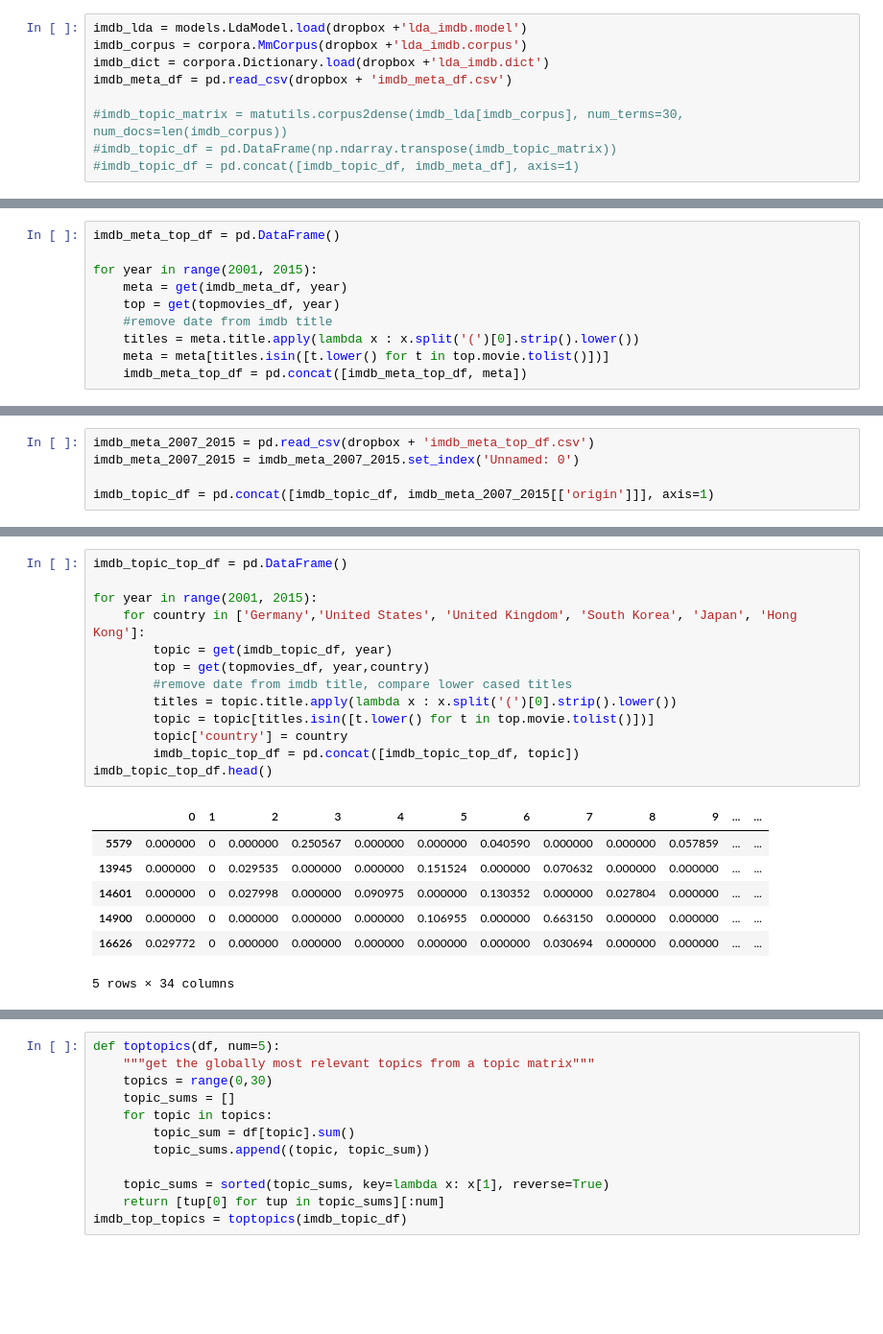
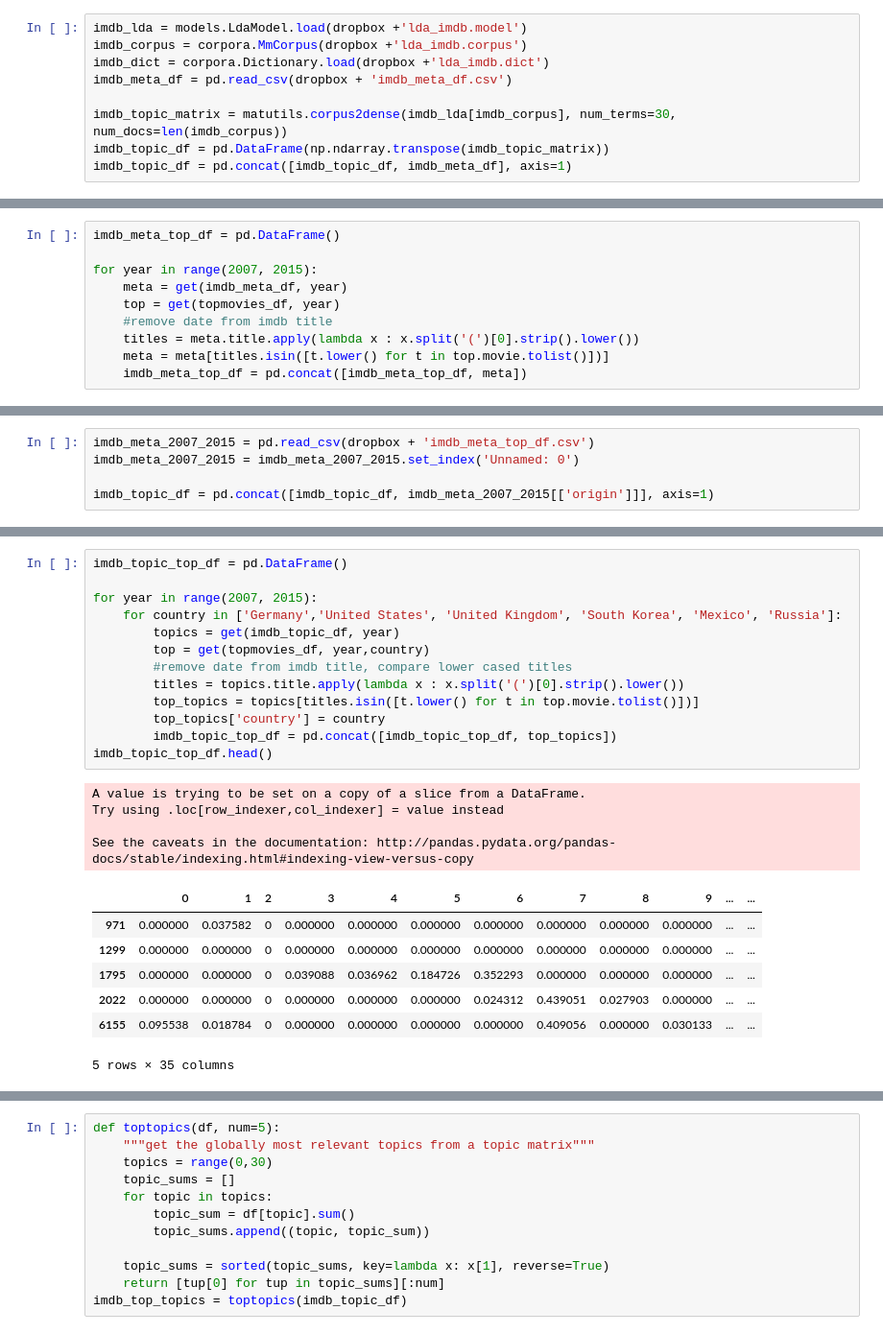
Before and after one commit to soorajmr/moviemeta, a Jupyter notebook: notebooks/topic_distribution.ipynb, the cells around one changed output, grey strips where cells are left out. Shown: that part at 96% size. Drawn from its saved outputs; the diff is of its cells as text; blank space fills up the shorter version.

```diff
--- a/notebooks/topic_distribution.ipynb
+++ b/notebooks/topic_distribution.ipynb
@@ -24,9 +56,9 @@ imdb_corpus = corpora.MmCorpus(dropbox +'lda_imdb.corpus')
 imdb_dict = corpora.Dictionary.load(dropbox +'lda_imdb.dict')
 imdb_meta_df = pd.read_csv(dropbox + 'imdb_meta_df.csv')
 
-#imdb_topic_matrix = matutils.corpus2dense(imdb_lda[imdb_corpus], num_terms=30, num_docs=len(imdb_corpus))
-#imdb_topic_df = pd.DataFrame(np.ndarray.transpose(imdb_topic_matrix))
-#imdb_topic_df = pd.concat([imdb_topic_df, imdb_meta_df], axis=1)
+imdb_topic_matrix = matutils.corpus2dense(imdb_lda[imdb_corpus], num_terms=30, num_docs=len(imdb_corpus))
+imdb_topic_df = pd.DataFrame(np.ndarray.transpose(imdb_topic_matrix))
+imdb_topic_df = pd.concat([imdb_topic_df, imdb_meta_df], axis=1)
 # %% [markdown]
 Now we have created a dataframe with the topic distribution for every movie. We have 30 topics, columns 0 - 29. The values represent how prominently a topic features in a movie.
 # %%
@@ -56,7 +90,7 @@ def get(df, year=None, country=None):
 # %%
 imdb_meta_top_df = pd.DataFrame()
 
-for year in range(2001, 2015):
+for year in range(2007, 2015):
     meta = get(imdb_meta_df, year)
     top = get(topmovies_df, year)
     #remove date from imdb title
@@ -121,21 +213,25 @@ imdb_topic_df = pd.concat([imdb_topic_df, imdb_meta_2007_2015[['origin']]], axis
 # %%
 imdb_topic_top_df = pd.DataFrame()
 
-for year in range(2001, 2015):
-    for country in ['Germany','United States', 'United Kingdom', 'South Korea', 'Japan', 'Hong Kong']:
-        topic = get(imdb_topic_df, year)
+for year in range(2007, 2015):
+    for country in ['Germany','United States', 'United Kingdom', 'South Korea', 'Mexico', 'Russia']:
+        topics = get(imdb_topic_df, year)
         top = get(topmovies_df, year,country)
         #remove date from imdb title, compare lower cased titles
-        titles = topic.title.apply(lambda x : x.split('(')[0].strip().lower())
-        topic = topic[titles.isin([t.lower() for t in top.movie.tolist()])]
-        topic['country'] = country
-        imdb_topic_top_df = pd.concat([imdb_topic_top_df, topic])
+        titles = topics.title.apply(lambda x : x.split('(')[0].strip().lower())
+        top_topics = topics[titles.isin([t.lower() for t in top.movie.tolist()])]
+        top_topics['country'] = country
+        imdb_topic_top_df = pd.concat([imdb_topic_top_df, top_topics])
 imdb_topic_top_df.head()
 # %% [output]
+A value is trying to be set on a copy of a slice from a DataFrame.
+Try using .loc[row_indexer,col_indexer] = value instead
+
+See the caveats in the documentation: http://pandas.pydata.org/pandas-docs/stable/indexing.html#indexing-view-versus-copy
 |  | 0 | 1 | 2 | 3 | 4 | 5 | 6 | 7 | 8 | 9 | ... | ... |
-| 5579 | 0.000000 | 0 | 0.000000 | 0.250567 | 0.000000 | 0.000000 | 0.040590 | 0.000000 | 0.000000 | 0.057859 | ... | ... |
-| 13945 | 0.000000 | 0 | 0.029535 | 0.000000 | 0.000000 | 0.151524 | 0.000000 | 0.070632 | 0.000000 | 0.000000 | ... | ... |
-| 14601 | 0.000000 | 0 | 0.027998 | 0.000000 | 0.090975 | 0.000000 | 0.130352 | 0.000000 | 0.027804 | 0.000000 | ... | ... |
-| 14900 | 0.000000 | 0 | 0.000000 | 0.000000 | 0.000000 | 0.106955 | 0.000000 | 0.663150 | 0.000000 | 0.000000 | ... | ... |
-| 16626 | 0.029772 | 0 | 0.000000 | 0.000000 | 0.000000 | 0.000000 | 0.000000 | 0.030694 | 0.000000 | 0.000000 | ... | ... |
+| 971 | 0.000000 | 0.037582 | 0 | 0.000000 | 0.000000 | 0.000000 | 0.000000 | 0.000000 | 0.000000 | 0.000000 | ... | ... |
+| 1299 | 0.000000 | 0.000000 | 0 | 0.000000 | 0.000000 | 0.000000 | 0.000000 | 0.000000 | 0.000000 | 0.000000 | ... | ... |
+| 1795 | 0.000000 | 0.000000 | 0 | 0.039088 | 0.036962 | 0.184726 | 0.352293 | 0.000000 | 0.000000 | 0.000000 | ... | ... |
+| 2022 | 0.000000 | 0.000000 | 0 | 0.000000 | 0.000000 | 0.000000 | 0.024312 | 0.439051 | 0.027903 | 0.000000 | ... | ... |
+| 6155 | 0.095538 | 0.018784 | 0 | 0.000000 | 0.000000 | 0.000000 | 0.000000 | 0.409056 | 0.000000 | 0.030133 | ... | ... |
-5 rows × 34 columns
+5 rows × 35 columns
```
Also changed, not shown: parts of 33 cells of this notebook.
